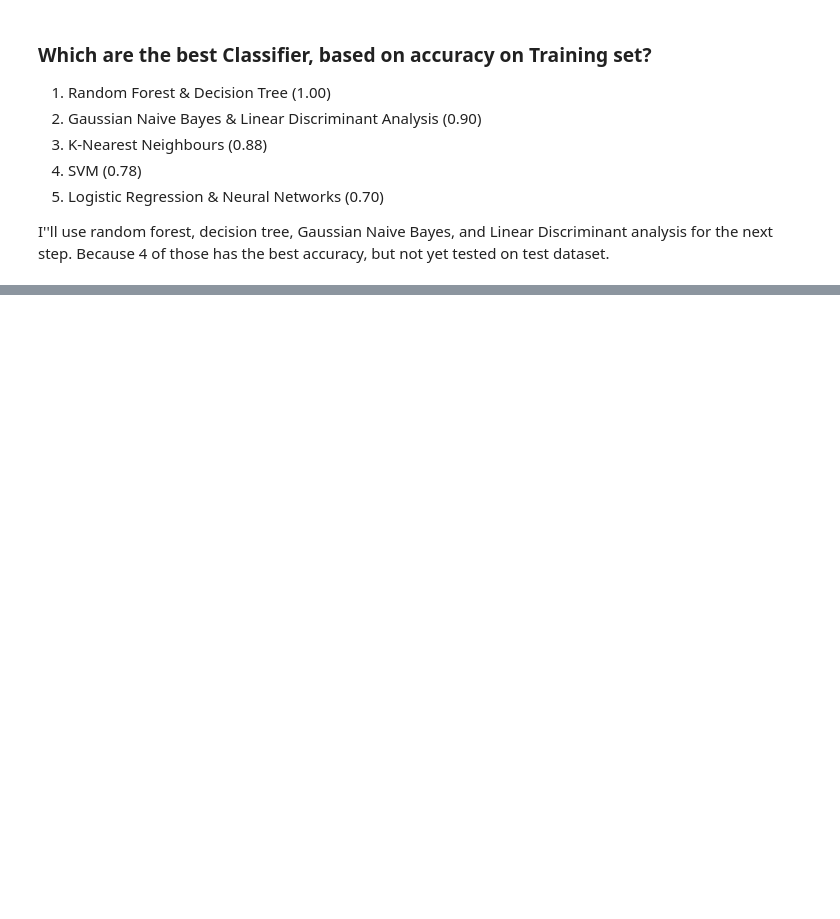
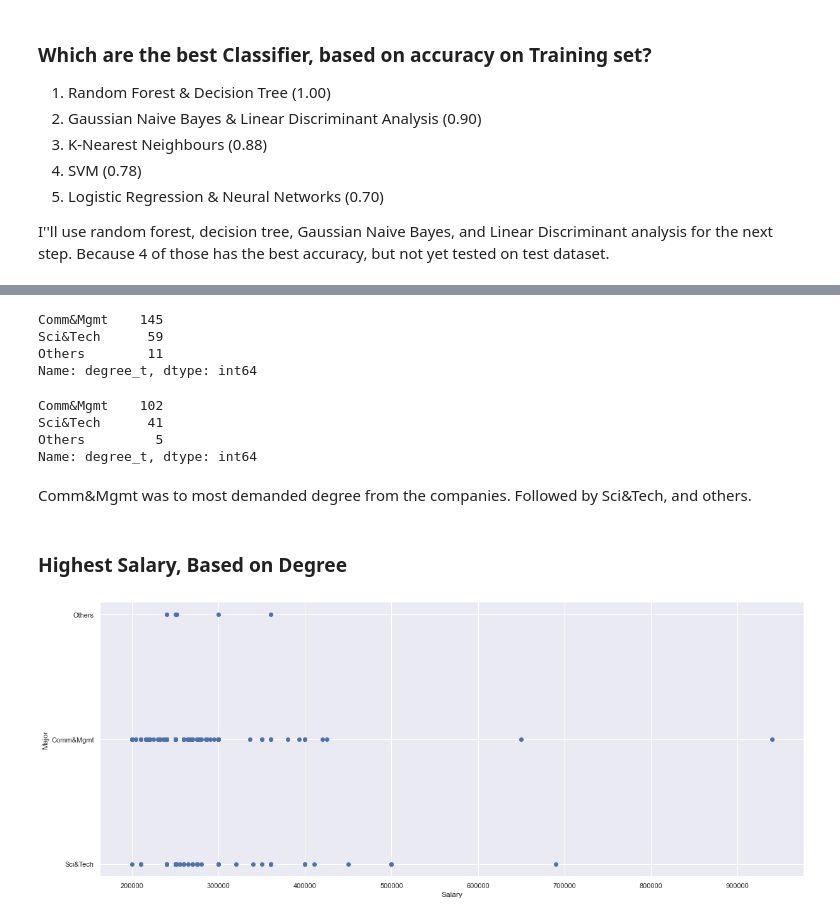
Before and after one commit to 3rda/Portfolio, a Jupyter notebook: Campus Recruitment/Campus Recruitment.ipynb, the cells around one changed output, grey strips where cells are left out. Saved outputs shown, nothing was run; the diff lists cells and outputs as text; code cells hidden in the pictures; blank space fills up the shorter version.

```diff
--- a/Campus Recruitment/Campus Recruitment.ipynb
+++ b/Campus Recruitment/Campus Recruitment.ipynb
@@ -445,0 +598,26 @@ I''ll use random forest, decision tree, Gaussian Naive Bayes, and Linear Discrim
+# %%
+data['degree_t'].value_counts()
+# %% [output]
+Comm&Mgmt    145
+Sci&Tech      59
+Others        11
+Name: degree_t, dtype: int64
+# %%
+ data['degree_t'][data['status'] == 'Placed'].value_counts()
+# %% [output]
+Comm&Mgmt    102
+Sci&Tech      41
+Others         5
+Name: degree_t, dtype: int64
+# %% [markdown]
+Comm&Mgmt was to most demanded degree from the companies. Followed by Sci&Tech, and others.
+# %% [markdown]
+### Highest Salary, Based on Degree
+# %%
+plt.figure(figsize=(20,8))
+plt.scatter(data['salary'],data['degree_t'])
+plt.xlabel('Salary')
+plt.ylabel('Major')
+plt.show()
+# %% [output]
+[figure, added]
```
Also changed, not shown: parts of 32 cells of this notebook.
